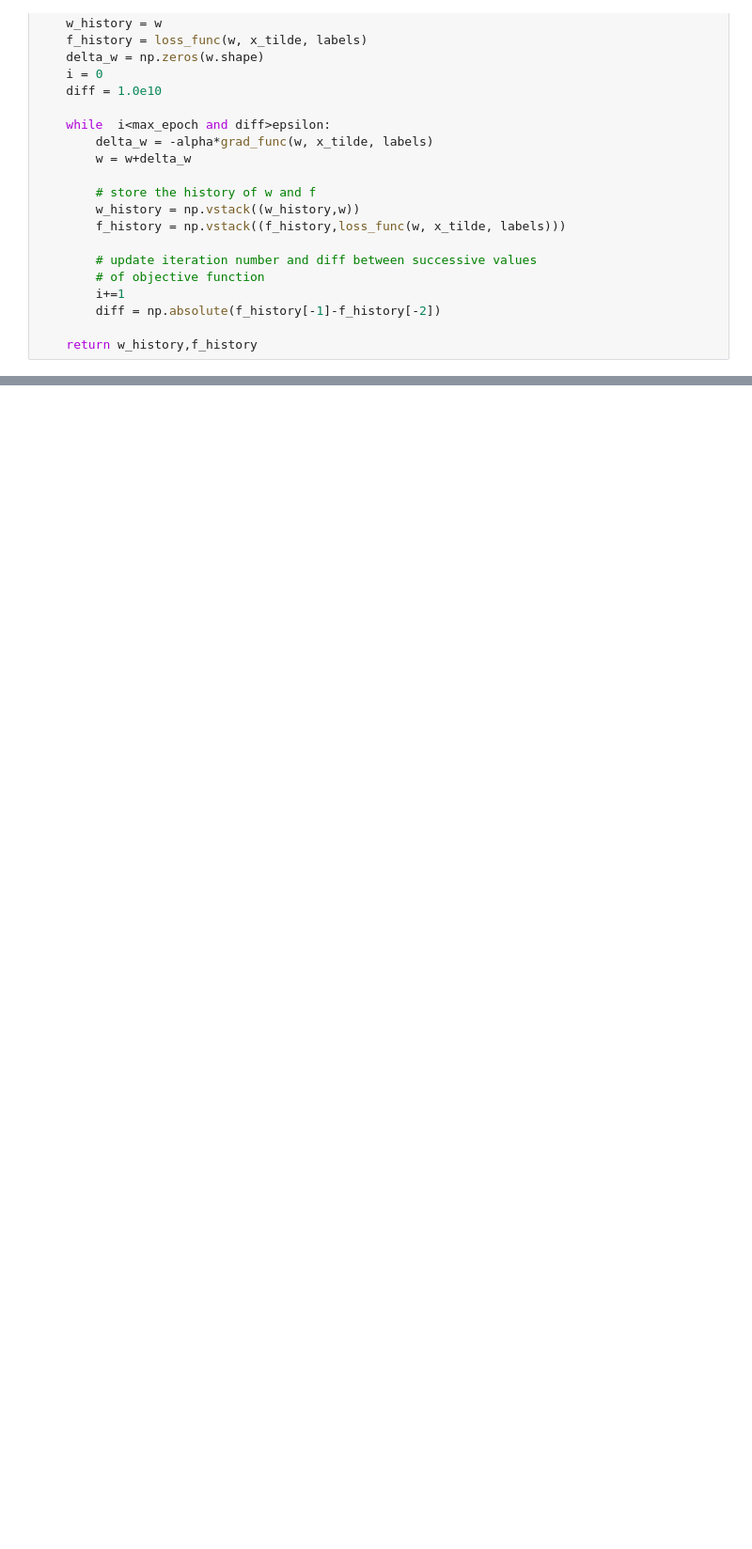
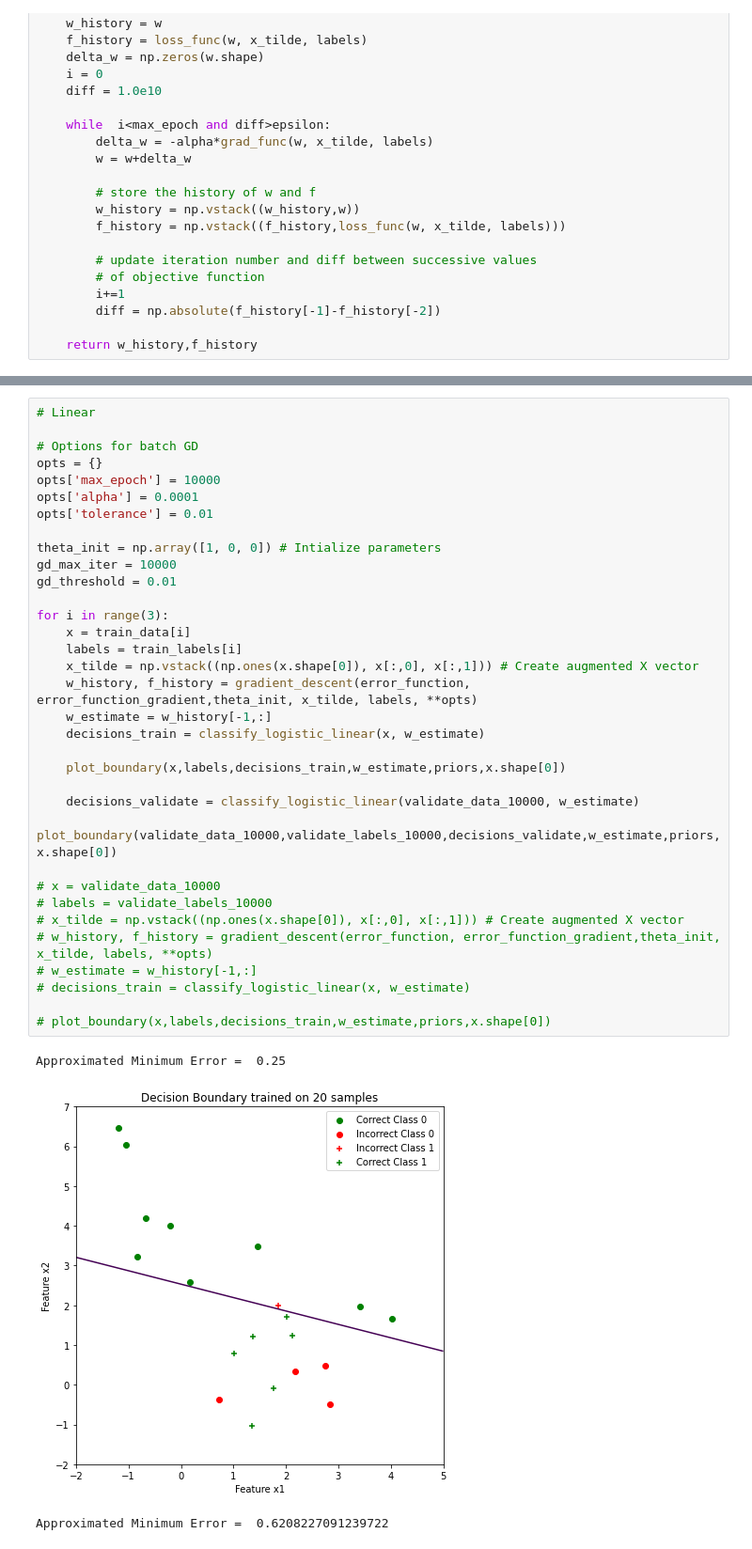
Before and after one commit to meuliano/EECE5644, a Jupyter notebook: HW2/hw2_1.ipynb, the cells around one changed output, grey strips where cells are left out. Shown at 94% size. Drawn from its saved outputs; the diff is of its cells as text; blank space fills up the shorter version.

```diff
--- a/HW2/hw2_1.ipynb
+++ b/HW2/hw2_1.ipynb
@@ -538,0 +301,38 @@ ax_disc.scatter(x[ind_11_map, 0], x[ind_11_map, 1], c='g',marker='+', label="Cor
+# %%
+# Linear
+
+# Options for batch GD
+opts = {}
+opts['max_epoch'] = 10000
+opts['alpha'] = 0.0001
+opts['tolerance'] = 0.01
+
+theta_init = np.array([1, 0, 0]) # Intialize parameters
+gd_max_iter = 10000
+gd_threshold = 0.01
+
+for i in range(3):
+    x = train_data[i]
+    labels = train_labels[i]
+    x_tilde = np.vstack((np.ones(x.shape[0]), x[:,0], x[:,1])) # Create augmented X vector
+    w_history, f_history = gradient_descent(error_function, error_function_gradient,theta_init, x_tilde, labels, **opts)
+    w_estimate = w_history[-1,:]
+    decisions_train = classify_logistic_linear(x, w_estimate)
+
+    plot_boundary(x,labels,decisions_train,w_estimate,priors,x.shape[0])
+
+    decisions_validate = classify_logistic_linear(validate_data_10000, w_estimate)
+    plot_boundary(validate_data_10000,validate_labels_10000,decisions_validate,w_estimate,priors,x.shape[0])
+
+# x = validate_data_10000
+# labels = validate_labels_10000
+# x_tilde = np.vstack((np.ones(x.shape[0]), x[:,0], x[:,1])) # Create augmented X vector
+# w_history, f_history = gradient_descent(error_function, error_function_gradient,theta_init, x_tilde, labels, **opts)
+# w_estimate = w_history[-1,:]
+# decisions_train = classify_logistic_linear(x, w_estimate)
+
+# plot_boundary(x,labels,decisions_train,w_estimate,priors,x.shape[0])
+# %% [output]
+Approximated Minimum Error =  0.25
+[figure, added]
+Approximated Minimum Error =  0.6208227091239722
```
Also changed, not shown: parts of 12 cells of this notebook.
